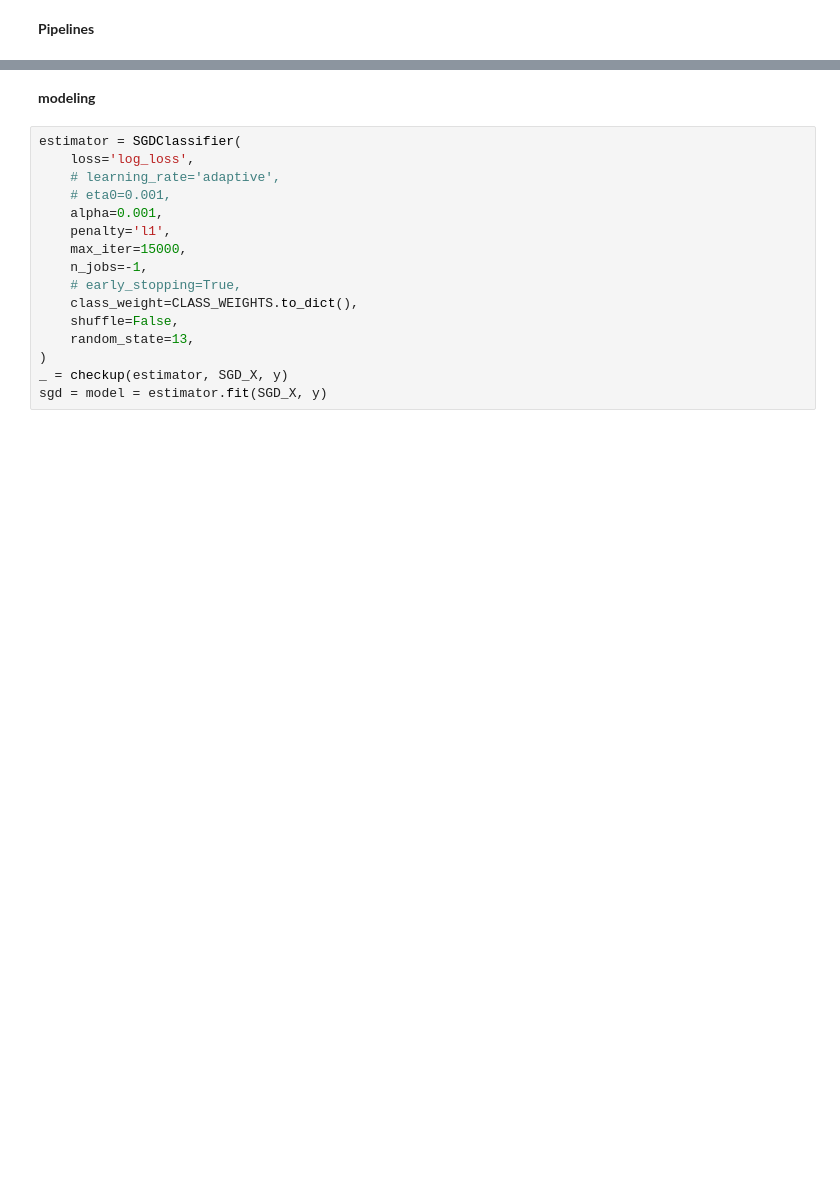
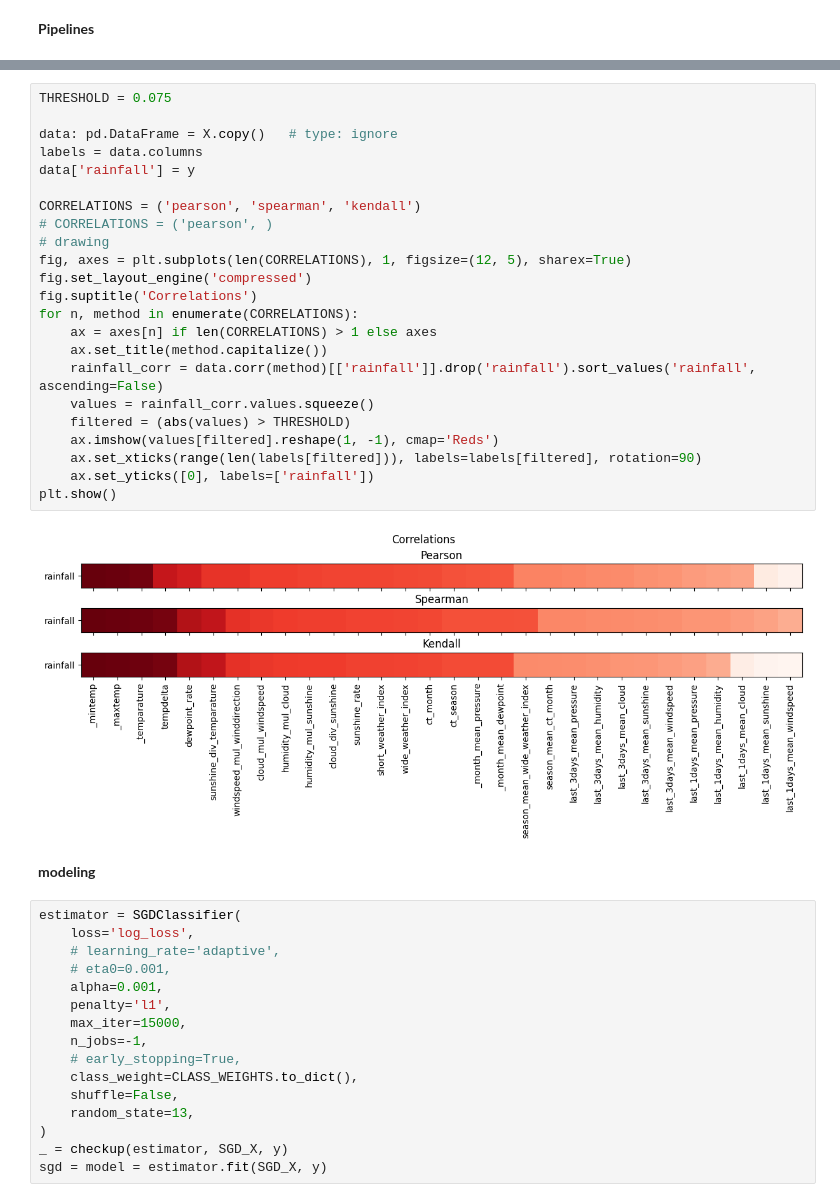
Before and after one commit to j2cry/playground, a Jupyter notebook: S5E3/research.ipynb, the cells around one changed output, grey strips where cells are left out. Cells and saved outputs as stored; diff of their text form; blank space fills up the shorter version.

```diff
--- a/S5E3/research.ipynb
+++ b/S5E3/research.ipynb
@@ -182,3 +183,28 @@ Index(['_day_mean_rainfall'], dtype='object')
+# %%
+THRESHOLD = 0.075
+
+data: pd.DataFrame = X.copy()   # type: ignore
+labels = data.columns
+data['rainfall'] = y
+
+CORRELATIONS = ('pearson', 'spearman', 'kendall')
+# CORRELATIONS = ('pearson', )
+# drawing
+fig, axes = plt.subplots(len(CORRELATIONS), 1, figsize=(12, 5), sharex=True)
+fig.set_layout_engine('compressed')
+fig.suptitle('Correlations')
+for n, method in enumerate(CORRELATIONS):
+    ax = axes[n] if len(CORRELATIONS) > 1 else axes
+    ax.set_title(method.capitalize())
+    rainfall_corr = data.corr(method)[['rainfall']].drop('rainfall').sort_values('rainfall', ascending=False)
+    values = rainfall_corr.values.squeeze()
+    filtered = (abs(values) > THRESHOLD)
+    ax.imshow(values[filtered].reshape(1, -1), cmap='Reds')
+    ax.set_xticks(range(len(labels[filtered])), labels=labels[filtered], rotation=90)
+    ax.set_yticks([0], labels=['rainfall'])
+plt.show()
+# %% [output]
+[figure, added]
 # %% [markdown]
 __modeling__
 # %%
```
Also changed, not shown: parts of 17 cells of this notebook.
